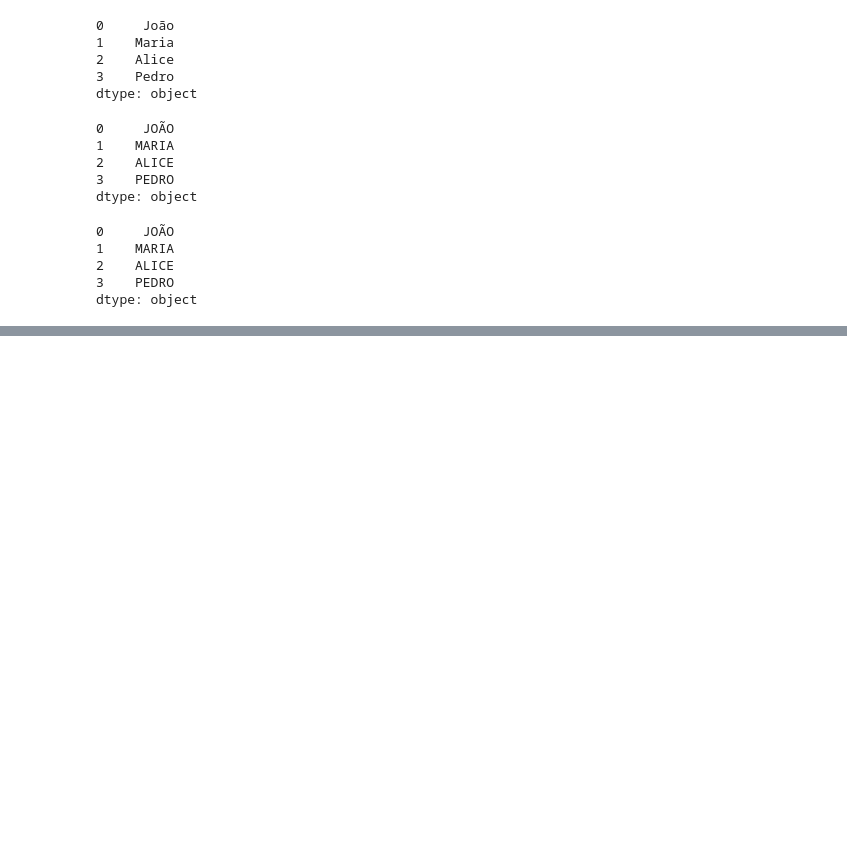
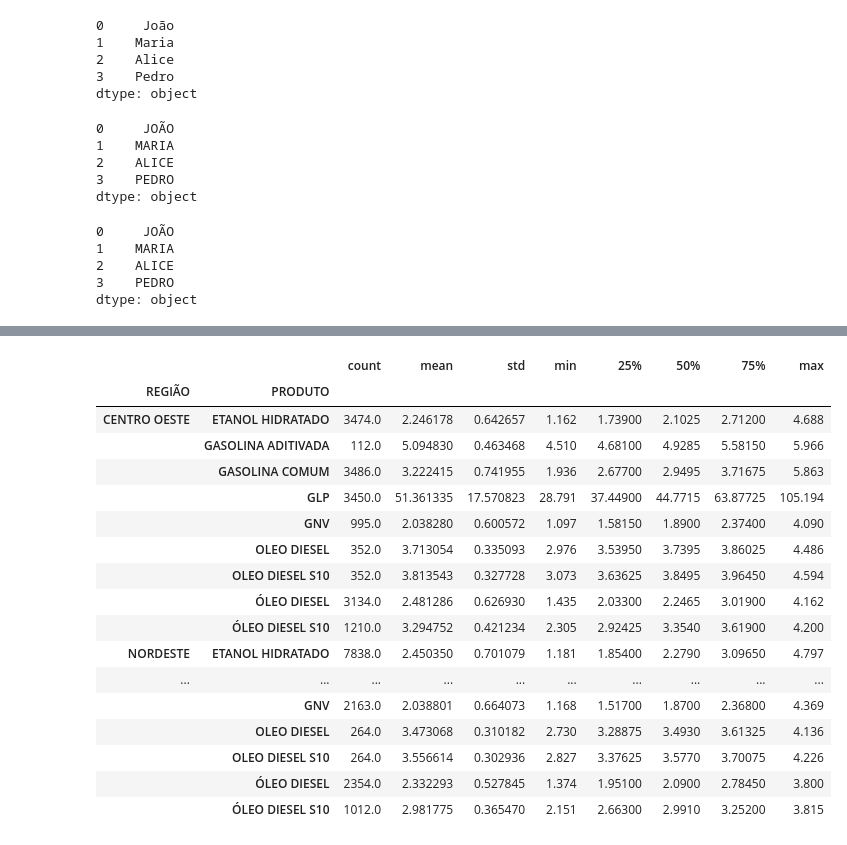
Before and after one commit to 1caue/Pandas, a Jupyter notebook: Script/Untitled.ipynb, the cells around one changed output, grey strips where cells are left out. Saved outputs shown, nothing was run; the diff lists cells and outputs as text; code cells hidden in the pictures; blank space fills up the shorter version.

```diff
--- a/Script/Untitled.ipynb
+++ b/Script/Untitled.ipynb
@@ -2047,0 +2063,3 @@ dtype: object
+# %%
+lista_final2 = pd.read_csv(r'C:\Users\CAUÊ\Documents\Pandas\Estudos\lista_pre.csv')
+lista_final2.head()
@@ -2047,0 +2163,3 @@ dtype: object
+# %%
+grups = lista_final2.groupby(['REGIÃO', 'PRODUTO'])
+grups
@@ -2047,0 +2213,21 @@ dtype: object
+# %%
+grups['PREÇO MÉDIO REVENDA'].describe()
+# %% [output]
+|  |  | count | mean | std | min | 25% | 50% | 75% | max |
+| REGIÃO | PRODUTO |  |  |  |  |  |  |  |  |
+| CENTRO OESTE | ETANOL HIDRATADO | 3474.0 | 2.246178 | 0.642657 | 1.162 | 1.73900 | 2.1025 | 2.71200 | 4.688 |
+|  | GASOLINA ADITIVADA | 112.0 | 5.094830 | 0.463468 | 4.510 | 4.68100 | 4.9285 | 5.58150 | 5.966 |
+|  | GASOLINA COMUM | 3486.0 | 3.222415 | 0.741955 | 1.936 | 2.67700 | 2.9495 | 3.71675 | 5.863 |
+|  | GLP | 3450.0 | 51.361335 | 17.570823 | 28.791 | 37.44900 | 44.7715 | 63.87725 | 105.194 |
+|  | GNV | 995.0 | 2.038280 | 0.600572 | 1.097 | 1.58150 | 1.8900 | 2.37400 | 4.090 |
+|  | OLEO DIESEL | 352.0 | 3.713054 | 0.335093 | 2.976 | 3.53950 | 3.7395 | 3.86025 | 4.486 |
+|  | OLEO DIESEL S10 | 352.0 | 3.813543 | 0.327728 | 3.073 | 3.63625 | 3.8495 | 3.96450 | 4.594 |
+|  | ÓLEO DIESEL | 3134.0 | 2.481286 | 0.626930 | 1.435 | 2.03300 | 2.2465 | 3.01900 | 4.162 |
+|  | ÓLEO DIESEL S10 | 1210.0 | 3.294752 | 0.421234 | 2.305 | 2.92425 | 3.3540 | 3.61900 | 4.200 |
+| NORDESTE | ETANOL HIDRATADO | 7838.0 | 2.450350 | 0.701079 | 1.181 | 1.85400 | 2.2790 | 3.09650 | 4.797 |
+| ... | ... | ... | ... | ... | ... | ... | ... | ... | ... |
+|  | GNV | 2163.0 | 2.038801 | 0.664073 | 1.168 | 1.51700 | 1.8700 | 2.36800 | 4.369 |
+|  | OLEO DIESEL | 264.0 | 3.473068 | 0.310182 | 2.730 | 3.28875 | 3.4930 | 3.61325 | 4.136 |
+|  | OLEO DIESEL S10 | 264.0 | 3.556614 | 0.302936 | 2.827 | 3.37625 | 3.5770 | 3.70075 | 4.226 |
+|  | ÓLEO DIESEL | 2354.0 | 2.332293 | 0.527845 | 1.374 | 1.95100 | 2.0900 | 2.78450 | 3.800 |
+|  | ÓLEO DIESEL S10 | 1012.0 | 2.981775 | 0.365470 | 2.151 | 2.66300 | 2.9910 | 3.25200 | 3.815 |
```
Also changed, not shown: parts of 29 cells of this notebook.
